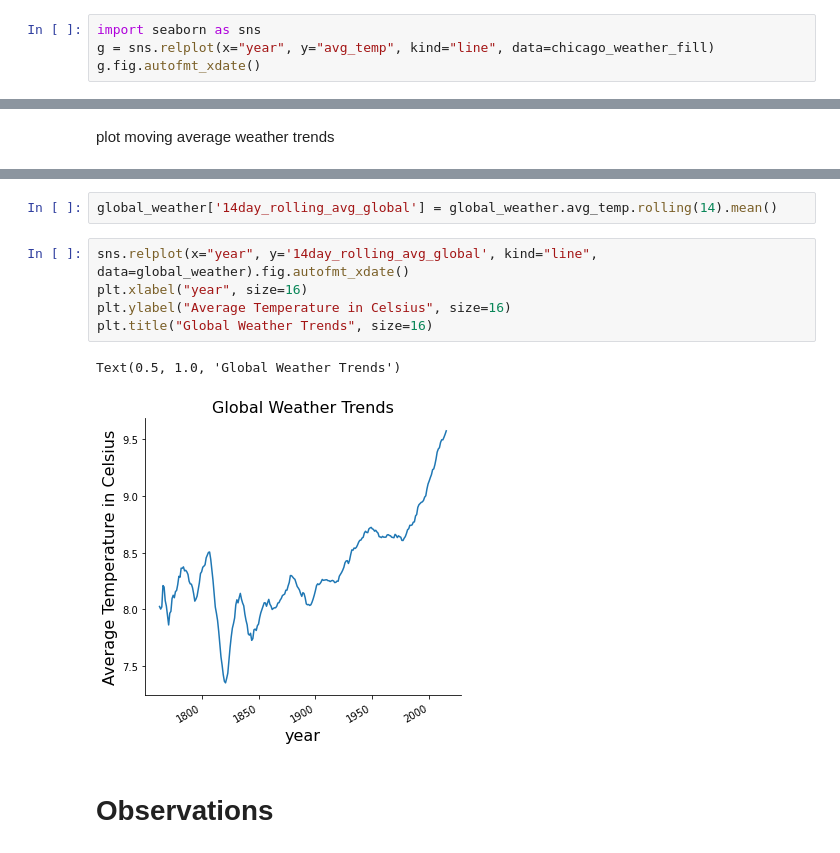
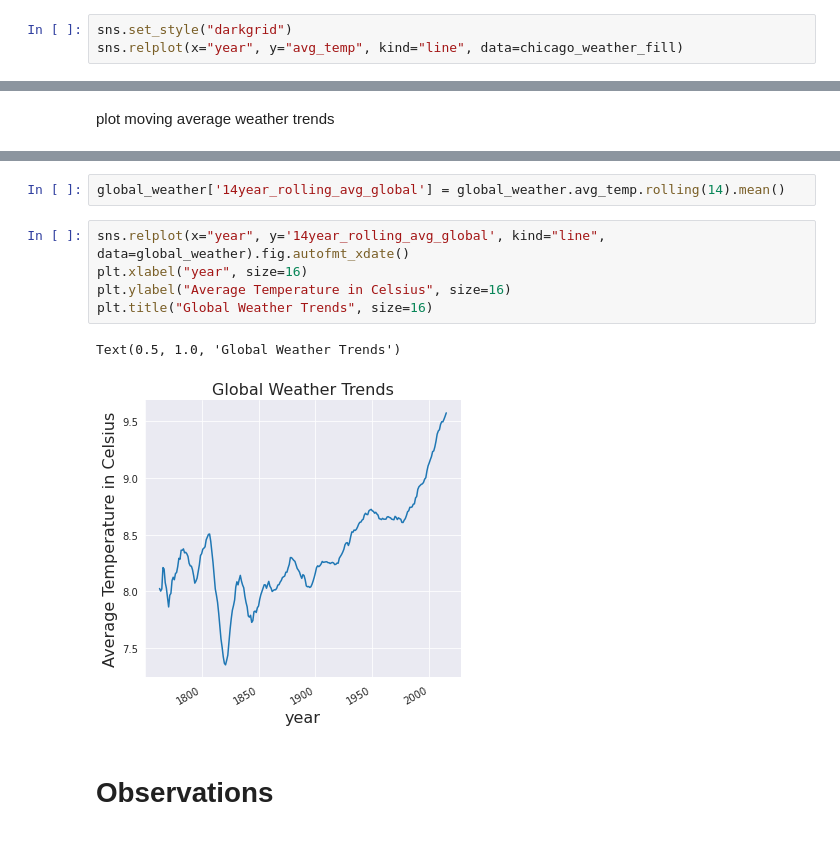
Before and after one commit to freedom-780/Weather_trends, a Jupyter notebook: Weather_project.ipynb, the cells around one changed output, grey strips where cells are left out. Drawn from its saved outputs; the diff is of its cells as text.

```diff
--- a/Weather_project.ipynb
+++ b/Weather_project.ipynb
@@ -79,7 +81,6 @@ dtype: int64
 # %% [markdown]
 Initial Plot of data without moving averages
 # %%
-import seaborn as sns
-g = sns.relplot(x="year", y="avg_temp", kind="line", data=chicago_weather_fill)
-g.fig.autofmt_xdate()
+sns.set_style("darkgrid")
+sns.relplot(x="year", y="avg_temp", kind="line", data=chicago_weather_fill)
 # %% [output]
@@ -128,13 +130,13 @@ Text(0.5, 1.0, 'Chicago Weather Trends')
 # %%
-global_weather['14day_rolling_avg_global'] = global_weather.avg_temp.rolling(14).mean()
+global_weather['14year_rolling_avg_global'] = global_weather.avg_temp.rolling(14).mean()
 # %%
-sns.relplot(x="year", y='14day_rolling_avg_global', kind="line", data=global_weather).fig.autofmt_xdate()
+sns.relplot(x="year", y='14year_rolling_avg_global', kind="line", data=global_weather).fig.autofmt_xdate()
 plt.xlabel("year", size=16)
 plt.ylabel("Average Temperature in Celsius", size=16)
 plt.title("Global Weather Trends", size=16)
 # %% [output]
 Text(0.5, 1.0, 'Global Weather Trends')
-[figure, old version]
+[figure, new version]
 # %% [markdown]
 # Observations
 # %% [markdown]
```
Also changed, not shown: parts of 7 cells of this notebook.
